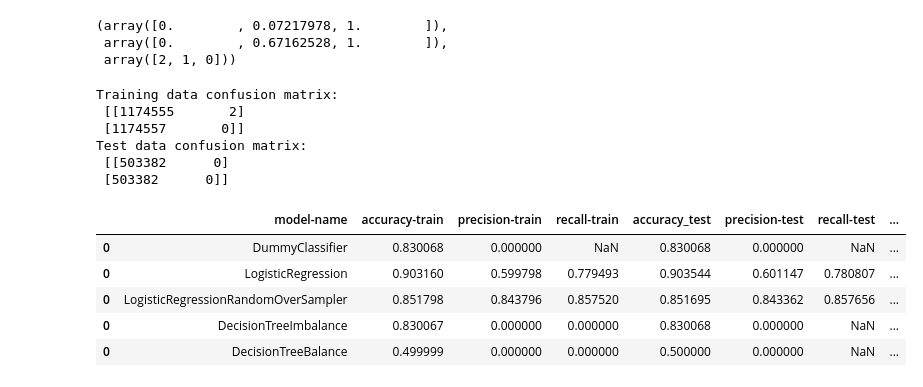
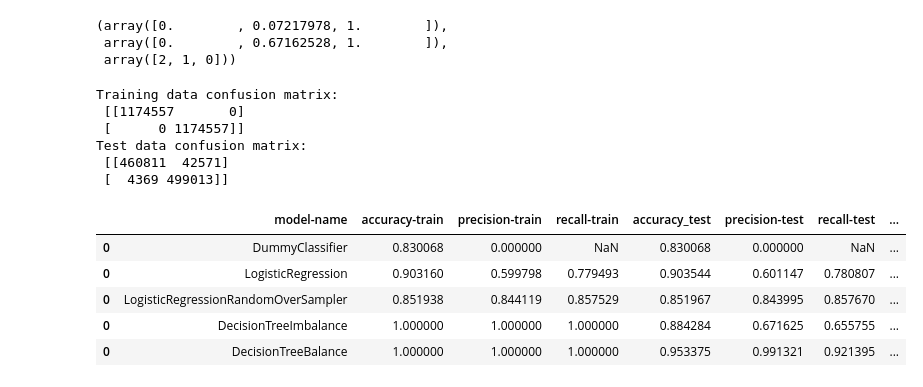
Before and after one commit to sjovicevic/ctr-prediction, a Jupyter notebook: notebooks/01_model_exploration.ipynb, the cells around one changed output. Saved outputs shown, nothing was run; the diff lists cells and outputs as text; code cells hidden in the pictures.

```diff
--- a/notebooks/01_model_exploration.ipynb
+++ b/notebooks/01_model_exploration.ipynb
@@ -178,7 +181,7 @@ temp = model_utils.store_results(name='DecisionTreeImbalance',
                                  y_train=np.ravel(y_train),
                                  X_test=X_test,
                                  y_test=y_test,
-                                 model=model,
+                                 model=dt_basic,
                                  folds=5)
 outcome = pd.concat([outcome,temp])
 outcome
@@ -206,29 +209,29 @@ X_train, X_test, y_train, y_test = train_test_split(X_new, y_new, stratify=y_new
 # %%
 dt_basic = DecisionTreeClassifier(random_state=1234)
 dt_basic.fit(X_train, np.ravel(y_train))
 y_preds = dt_basic.predict(X_test)
 temp = model_utils.store_results(name='DecisionTreeBalance',
                                  X_train=X_train,
                                  y_train=np.ravel(y_train),
                                  X_test=X_test,
                                  y_test=y_test,
-                                 model=model,
+                                 model=dt_basic,
                                  folds=5)
 outcome = pd.concat([outcome,temp])
 outcome
 # %% [output]
 Training data confusion matrix:
- [[1174555       2]
- [1174557       0]]
+ [[1174557       0]
+ [      0 1174557]]
 Test data confusion matrix:
- [[503382      0]
- [503382      0]]
+ [[460811  42571]
+ [  4369 499013]]
 |  | model-name | accuracy-train | precision-train | recall-train | accuracy_test | precision-test | recall-test | ... |
 | 0 | DummyClassifier | 0.830068 | 0.000000 | NaN | 0.830068 | 0.000000 | NaN | ... |
 | 0 | LogisticRegression | 0.903160 | 0.599798 | 0.779493 | 0.903544 | 0.601147 | 0.780807 | ... |
-| 0 | LogisticRegressionRandomOverSampler | 0.851798 | 0.843796 | 0.857520 | 0.851695 | 0.843362 | 0.857656 | ... |
-| 0 | DecisionTreeImbalance | 0.830067 | 0.000000 | 0.000000 | 0.830068 | 0.000000 | NaN | ... |
-| 0 | DecisionTreeBalance | 0.499999 | 0.000000 | 0.000000 | 0.500000 | 0.000000 | NaN | ... |
+| 0 | LogisticRegressionRandomOverSampler | 0.851938 | 0.844119 | 0.857529 | 0.851967 | 0.843995 | 0.857670 | ... |
+| 0 | DecisionTreeImbalance | 1.000000 | 1.000000 | 1.000000 | 0.884284 | 0.671625 | 0.655755 | ... |
+| 0 | DecisionTreeBalance | 1.000000 | 1.000000 | 1.000000 | 0.953375 | 0.991321 | 0.921395 | ... |
 # %%
 model_utils.draw_roc(dt_basic, X_test, y_test)
 # %% [output]
```
Also changed, not shown: parts of 11 cells of this notebook.
